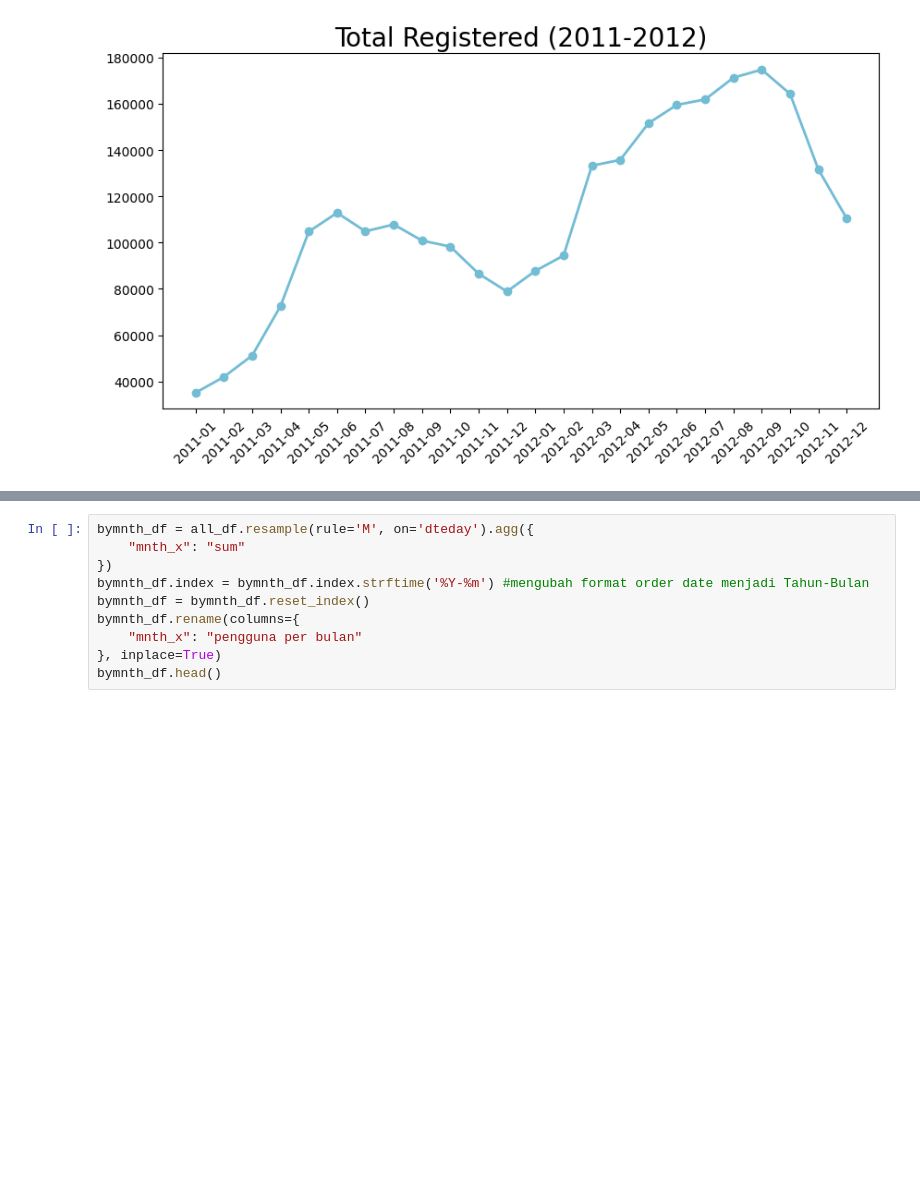
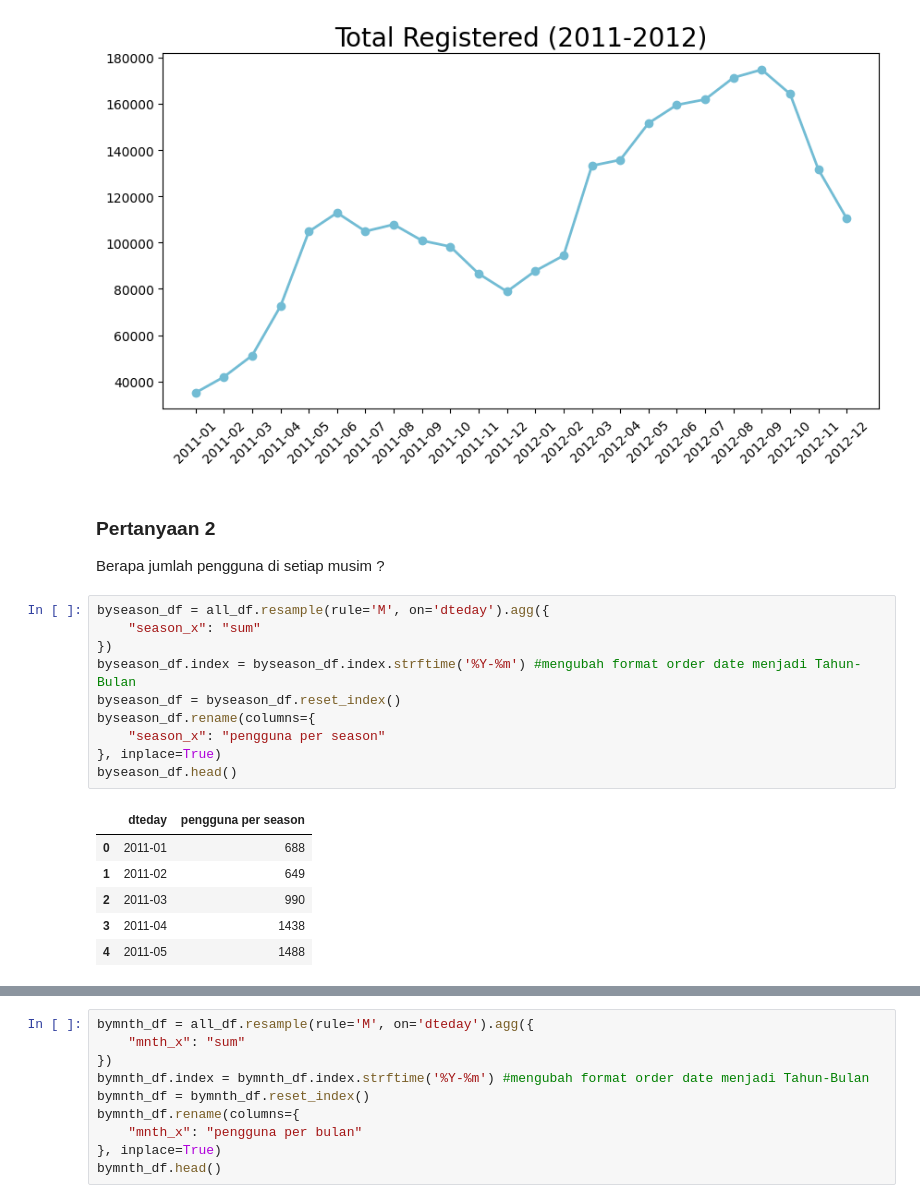
Before and after one commit to ilhamarifinsamsul/final-project-analisis-data, a Jupyter notebook: notebook.ipynb, the cells around one changed output, grey strips where cells are left out. Cells and saved outputs as stored; diff of their text form; blank space fills up the shorter version.

```diff
--- a/notebook.ipynb
+++ b/notebook.ipynb
@@ -475,3 +476,23 @@ plt.yticks(fontsize=10)
 plt.show()
 # %% [output]
 [figure]
+# %% [markdown]
+### Pertanyaan 2
+Berapa jumlah pengguna di setiap musim ?
+# %%
+byseason_df = all_df.resample(rule='M', on='dteday').agg({
+    "season_x": "sum"
+})
+byseason_df.index = byseason_df.index.strftime('%Y-%m') #mengubah format order date menjadi Tahun-Bulan
+byseason_df = byseason_df.reset_index()
+byseason_df.rename(columns={
+    "season_x": "pengguna per season"
+}, inplace=True)
+byseason_df.head()
+# %% [output]
+|  | dteday | pengguna per season |
+| 0 | 2011-01 | 688 |
+| 1 | 2011-02 | 649 |
+| 2 | 2011-03 | 990 |
+| 3 | 2011-04 | 1438 |
+| 4 | 2011-05 | 1488 |
```
Also changed, not shown: parts of 6 cells of this notebook, 1 other file.
